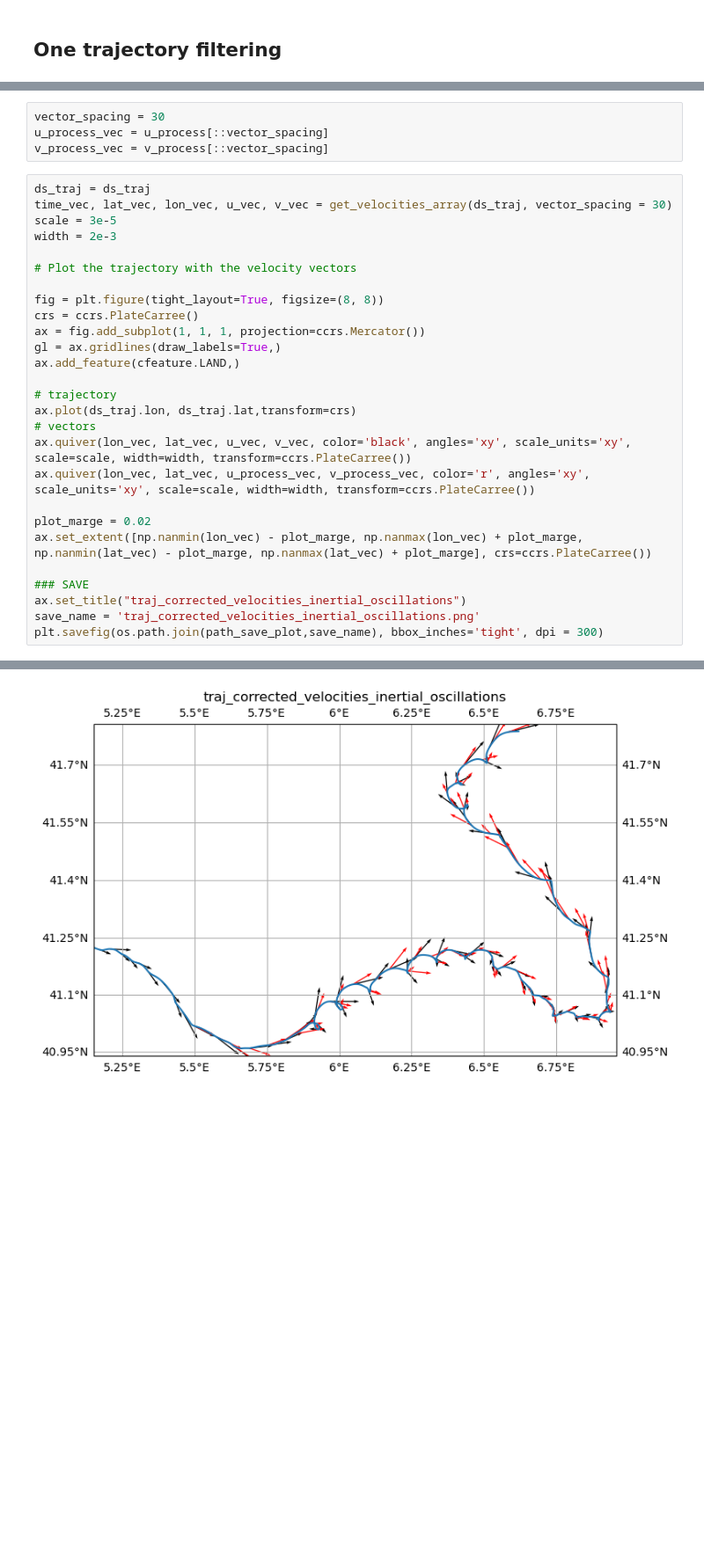
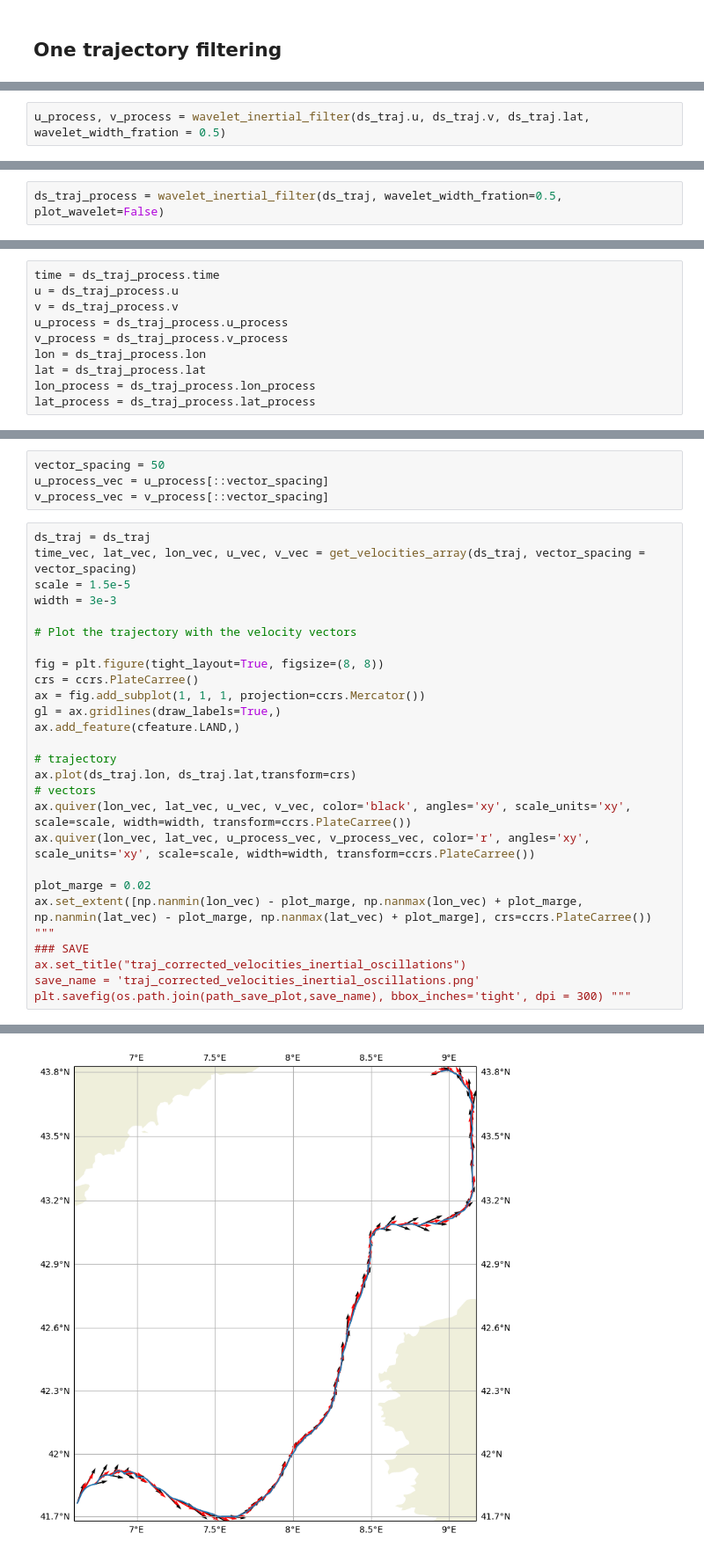
Before and after one commit to bouxdecl/MEOM_internship_2024, a Jupyter notebook: 2024-06-13_DrifterL2_inertial_oscillations_filter.ipynb, the cells around one changed output, grey strips where cells are left out. Shown at 88% size. Cells and saved outputs as stored; diff of their text form; blank space fills up the shorter version.

Commit message:
frequency filter : wavelet for frequency component extraction or gaussian to remove high frequencies

```diff
--- a/2024-06-13_DrifterL2_inertial_oscillations_filter.ipynb
+++ b/2024-06-13_DrifterL2_inertial_oscillations_filter.ipynb
@@ -188,0 +210,2 @@ v_process = v - v_oscil
+# %%
+u_process, v_process = wavelet_inertial_filter(ds_traj.u, ds_traj.v, ds_traj.lat, wavelet_width_fration = 0.5)
@@ -188,0 +320,2 @@ v_process = v - v_oscil
+# %%
+ds_traj_process = wavelet_inertial_filter(ds_traj, wavelet_width_fration=0.5, plot_wavelet=False)
@@ -188,0 +348,10 @@ v_process = v - v_oscil
+# %%
+time = ds_traj_process.time
+u = ds_traj_process.u
+v = ds_traj_process.v
+u_process = ds_traj_process.u_process
+v_process = ds_traj_process.v_process
+lon = ds_traj_process.lon
+lat = ds_traj_process.lat
+lon_process = ds_traj_process.lon_process
+lat_process = ds_traj_process.lat_process
@@ -189,12 +374,12 @@ v_process = v - v_oscil
 # %%
-vector_spacing = 30
+vector_spacing = 50
 u_process_vec = u_process[::vector_spacing]
 v_process_vec = v_process[::vector_spacing]
 # %%
 ds_traj = ds_traj
-time_vec, lat_vec, lon_vec, u_vec, v_vec = get_velocities_array(ds_traj, vector_spacing = 30)
-scale = 3e-5
-width = 2e-3
+time_vec, lat_vec, lon_vec, u_vec, v_vec = get_velocities_array(ds_traj, vector_spacing = vector_spacing)
+scale = 1.5e-5
+width = 3e-3
 
 # Plot the trajectory with the velocity vectors
 
@@ -212,9 +397,9 @@ ax.quiver(lon_vec, lat_vec, u_process_vec, v_process_vec, color='r', angles='xy'
 
 plot_marge = 0.02
 ax.set_extent([np.nanmin(lon_vec) - plot_marge, np.nanmax(lon_vec) + plot_marge, np.nanmin(lat_vec) - plot_marge, np.nanmax(lat_vec) + plot_marge], crs=ccrs.PlateCarree())
-
+"""
 ### SAVE
 ax.set_title("traj_corrected_velocities_inertial_oscillations")
 save_name = 'traj_corrected_velocities_inertial_oscillations.png'
-plt.savefig(os.path.join(path_save_plot,save_name), bbox_inches='tight', dpi = 300)
+plt.savefig(os.path.join(path_save_plot,save_name), bbox_inches='tight', dpi = 300) """
 # %% [output]
@@ -221 +407 @@ plt.savefig(os.path.join(path_save_plot,save_name), bbox_inches='tight', dpi = 3
-[figure, old version]
+[figure, new version]
```
Also changed, not shown: parts of 26 cells of this notebook, 8 other files.
